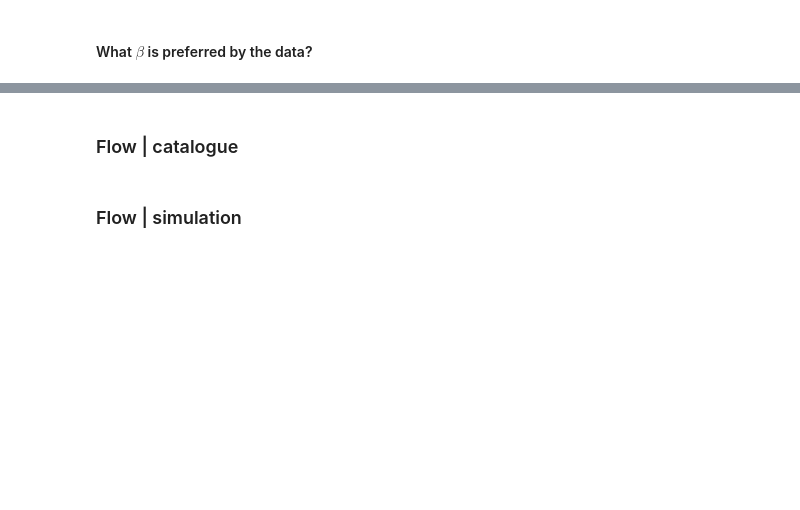
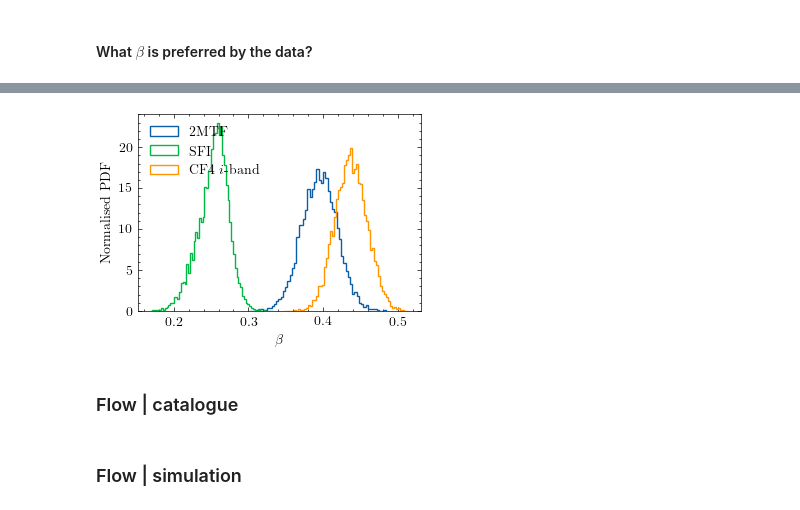
Before and after one commit to Richard-Sti/csiborgtools, a Jupyter notebook: notebooks/flow/reconstruction_comparison.ipynb, the cells around one changed output, grey strips where cells are left out. Cells and saved outputs as stored; diff of their text form; code cells hidden in the pictures; blank space fills up the shorter version.

```diff
--- a/notebooks/flow/reconstruction_comparison.ipynb
+++ b/notebooks/flow/reconstruction_comparison.ipynb
@@ -212,2 +312,20 @@ for catalogue in catalogues:
 # %% [markdown]
 #### What $\beta$ is preferred by the data?
+# %%
+key = "beta"
+sim = "Carrick2015"
+# cats = [["LOSS", "Foundation"], "2MTF", "SFI_gals", "CF4_TFR_not2MTForSFI_i"]
+cats = ["2MTF", "SFI_gals", "CF4_TFR_not2MTForSFI_i"]
+
+X = []
+
+for cat in cats:
+    fname = paths.flow_validation(
+        fdir, sim, cat, inference_method="bayes",
+        sample_alpha=True, zcmb_max=0.05, sample_beta=None)
+
+    if not exists(fname):
+        raise FileNotFoundError(fname)
+
+    samples = get_samples(fname)
+    X.append(samples["beta"])
@@ -214,26 +339,23 @@ for catalogue in catalogues:
 # %%
-# sims = ["Lilow2024", "CF4", "CF4gp", "csiborg1", "csiborg2_main", "csiborg2X"]
-sims = ["csiborg2_main", "csiborg2X"]
-catalogues = ["LOSS", "Foundation", "Pantheon+", "2MTF", "SFI_gals"]
-key = "beta"
+with plt.style.context('science'):
+    plt.figure()
+    # plt.title(simname_to_pretty(sim))
 
-for sim in sims:
-    plt.figure()
-    plt.title(simname_to_pretty(sim))
-
-    for catalogue in catalogues:
-        beta = get_samples(sim, catalogue)[key]
-        plt.hist(beta, bins="auto", histtype="step", label=catalogue, density=1)
+    for i, cat in enumerate(cats):
+        plt.hist(X[i], bins="auto", histtype='step',
+                 label=catalogue_to_pretty(cat), density=True)
 
 
     plt.xlabel(names_to_latex([key], True)[0])
-    plt.ylabel("Normalized PDF")
+    plt.ylabel("Normalised PDF")
     # plt.xlim(0., 1.5)
     plt.legend()
     plt.savefig(f"../../plots/what_beta_{sim}.png", dpi=450)
 
     plt.tight_layout()
     plt.show()
+# %% [output]
+[figure, added]
 # %% [markdown]
 ### Flow | catalogue
 # %%
```
Also changed, not shown: parts of 19 cells of this notebook.
